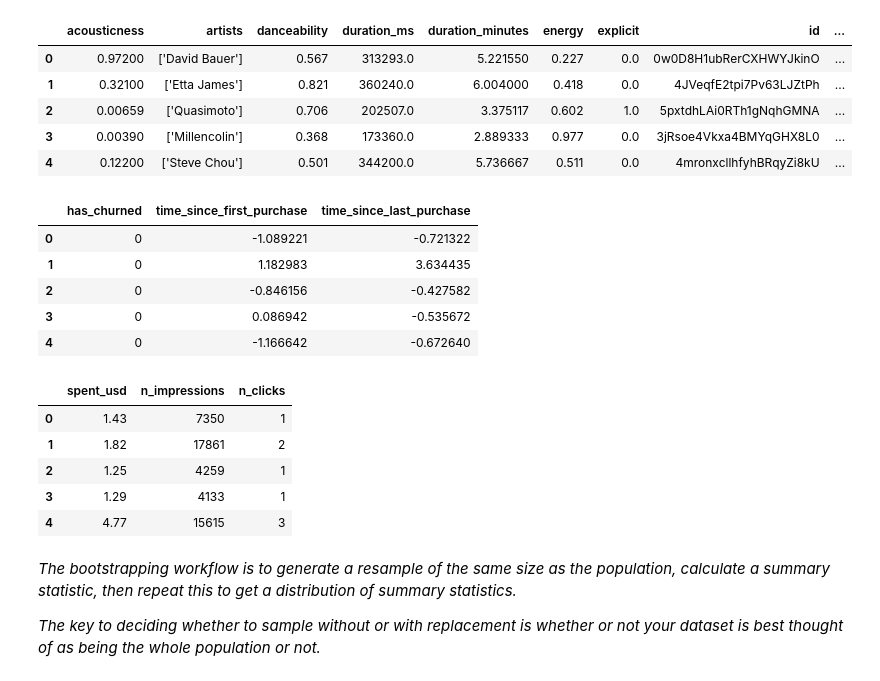
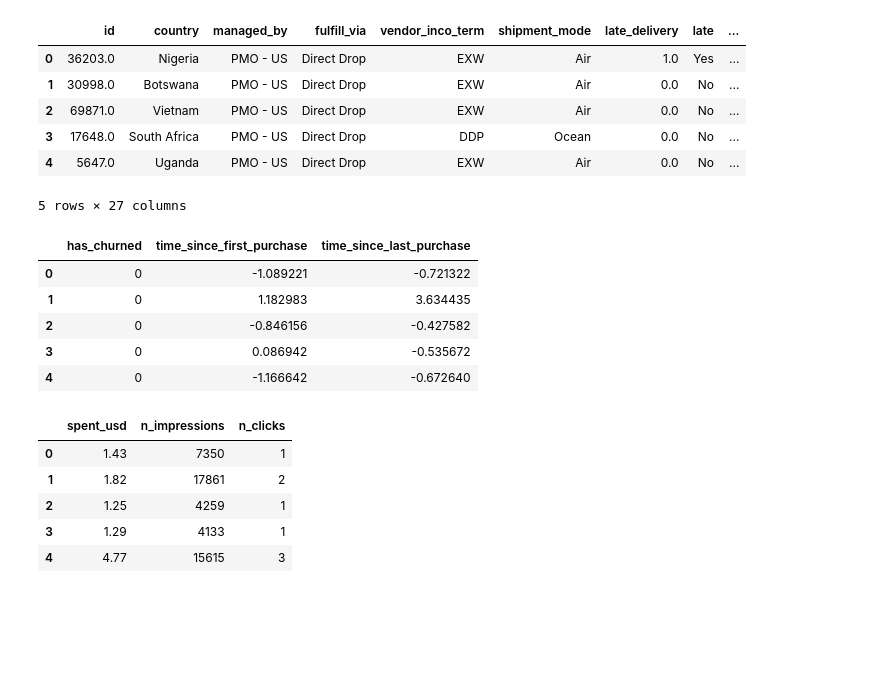
Before and after one commit to Rohanrathod7/my-ds-labs, a Jupyter notebook: 29_Hypothesis_Testing_in_Python/01_Hypothesis_Testing_Fundamentals.ipynb, the cells around one changed output. Drawn from its saved outputs; the diff is of its cells as text; code cells hidden in the pictures; blank space fills up the shorter version.

```diff
--- a/29_Hypothesis_Testing_in_Python/01_Hypothesis_Testing_Fundamentals.ipynb
+++ b/29_Hypothesis_Testing_in_Python/01_Hypothesis_Testing_Fundamentals.ipynb
@@ -9,31 +9,32 @@ import datetime as dt
 # %%
 
 import pandas as pd
 
-url = "https://raw.githubusercontent.com/Rohanrathod7/my-ds-labs/main/28_Sampling_in_Python/dataset/spotify_2000_2020.feather"
+url = "https://raw.githubusercontent.com/Rohanrathod7/my-ds-labs/main/29_Hypothesis_Testing_in_Python/dataset/late_shipments.feather"
 # Read the CSV file
 # The original code tried to read a feather file as a CSV, and had a UnicodeDecodeError.
 # The file extension is feather, so it should be read using pd.read_feather.
 # Also, the variable name was confusing, it should be spotify_population.
-spotify_sample = pd.read_feather(url)
-display(spotify_sample.head())
+late_shipments = pd.read_feather(url)
+display(late_shipments.head())
 
 url = "https://raw.githubusercontent.com/Rohanrathod7/my-ds-labs/main/26_Introduction_to_Regression_with_statsmodels_in_Python/dataset/churn.csv"
 # Read the CSV file
 churn = pd.read_csv(url)
 display(churn.head())
 
 url = "https://raw.githubusercontent.com/Rohanrathod7/my-ds-labs/main/26_Introduction_to_Regression_with_statsmodels_in_Python/dataset/ad_conversion.csv"
 # Read the CSV file
 ad_conversion = pd.read_csv(url)
 display(ad_conversion.head())
 # %% [output]
-|  | acousticness | artists | danceability | duration_ms | duration_minutes | energy | explicit | id | ... |
-| 0 | 0.97200 | ['David Bauer'] | 0.567 | 313293.0 | 5.221550 | 0.227 | 0.0 | 0w0D8H1ubRerCXHWYJkinO | ... |
-| 1 | 0.32100 | ['Etta James'] | 0.821 | 360240.0 | 6.004000 | 0.418 | 0.0 | 4JVeqfE2tpi7Pv63LJZtPh | ... |
-| 2 | 0.00659 | ['Quasimoto'] | 0.706 | 202507.0 | 3.375117 | 0.602 | 1.0 | 5pxtdhLAi0RTh1gNqhGMNA | ... |
-| 3 | 0.00390 | ['Millencolin'] | 0.368 | 173360.0 | 2.889333 | 0.977 | 0.0 | 3jRsoe4Vkxa4BMYqGHX8L0 | ... |
-| 4 | 0.12200 | ['Steve Chou'] | 0.501 | 344200.0 | 5.736667 | 0.511 | 0.0 | 4mronxcllhfyhBRqyZi8kU | ... |
+|  | id | country | managed_by | fulfill_via | vendor_inco_term | shipment_mode | late_delivery | late | ... |
+| 0 | 36203.0 | Nigeria | PMO - US | Direct Drop | EXW | Air | 1.0 | Yes | ... |
+| 1 | 30998.0 | Botswana | PMO - US | Direct Drop | EXW | Air | 0.0 | No | ... |
+| 2 | 69871.0 | Vietnam | PMO - US | Direct Drop | EXW | Air | 0.0 | No | ... |
+| 3 | 17648.0 | South Africa | PMO - US | Direct Drop | DDP | Ocean | 0.0 | No | ... |
+| 4 | 5647.0 | Uganda | PMO - US | Direct Drop | EXW | Air | 0.0 | No | ... |
+5 rows × 27 columns
 |  | has_churned | time_since_first_purchase | time_since_last_purchase |
 | 0 | 0 | -1.089221 | -0.721322 |
 | 1 | 0 | 1.182983 | 3.634435 |
@@ -46,7 +47,3 @@ display(ad_conversion.head())
 | 2 | 1.25 | 4259 | 1 |
 | 3 | 1.29 | 4133 | 1 |
 | 4 | 4.77 | 15615 | 3 |
-# %% [markdown]
-*The bootstrapping workflow is to generate a resample of the same size as the population, calculate a summary statistic, then repeat this to get a distribution of summary statistics.*
-
-*The key to deciding whether to sample without or with replacement is whether or not your dataset is best thought of as being the whole population or not.*
```
Also changed, not shown: parts of 24 cells of this notebook.
